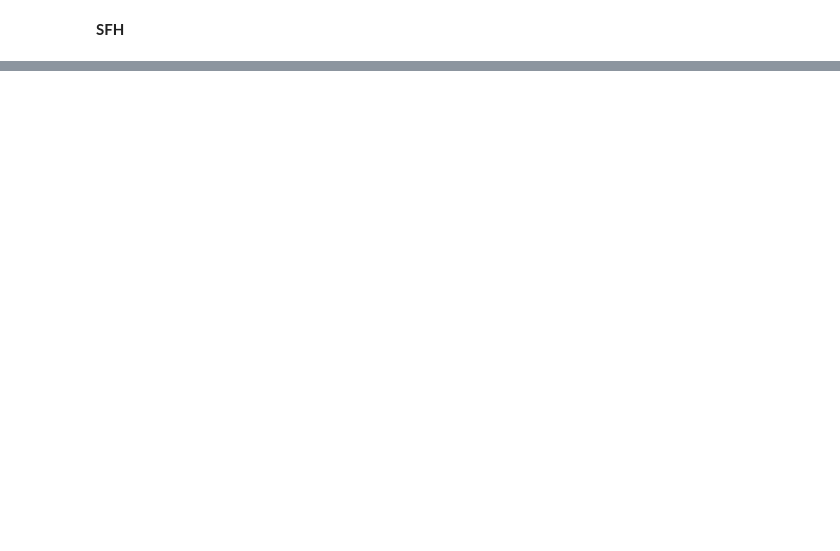
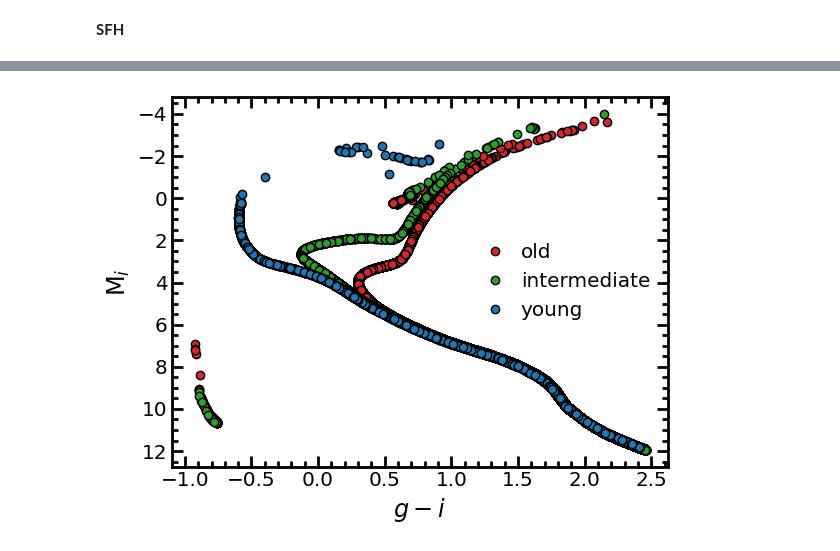
Before and after one commit to sebamonteirov/SFH_dwarf_galaxies, a Jupyter notebook: ProyectoModulo.ipynb, the cells around one changed output, grey strips where cells are left out. Drawn from its saved outputs; the diff is of its cells as text; code cells hidden in the pictures; blank space fills up the shorter version.

```diff
--- a/ProyectoModulo.ipynb
+++ b/ProyectoModulo.ipynb
@@ -146,7 +169,7 @@ plot_sfh(ages, sfr, metallicity)
 
 ssp_old = artpop.MISTSSP(
     log_age = 10.1,       # log of age in years
-    feh = -1.5,           # metallicity [Fe/H]
+    feh = -1,           # metallicity [Fe/H]
     phot_system = 'LSST', # photometric system(s)
     num_stars = 5e5,      # number of stars
     random_state = rng,   # random state for reproducibility
@@ -162,30 +185,32 @@ ssp_intermediate = artpop.MISTSSP(
 
 ssp_young = artpop.MISTSSP(
     log_age = 8.5,        # log of age in years
-    feh = 0,              # metallicity [Fe/H]
+    feh = -1,              # metallicity [Fe/H]
     phot_system = 'LSST', # photometric system(s)
     num_stars = 1e4,      # number of stars
     random_state = rng,   # random state for reproducibility
 )
 
-#csp = ssp_old + ssp_intermediate + ssp_young
+csp = ssp_old + ssp_intermediate + ssp_young
 # %%
 i = csp.star_mags('LSST_i')
 g = csp.star_mags('LSST_g')
 
 old = csp.ssp_labels == 1
 med = csp.ssp_labels == 2
 young = csp.ssp_labels == 3
 
 plt.plot(g[old] - i[old], i[old], 'o',
          c='tab:red', mec='k', label='old')
 plt.plot(g[med] - i[med], i[med], 'o',
          c='tab:green', mec='k', label='intermediate')
 plt.plot(g[young] - i[young], i[young], 'o',
          c='tab:blue', mec='k', label='young')
-plt.title('CMD')
+
 plt.legend(loc='center right')
 plt.minorticks_on()
 plt.gca().invert_yaxis()
 plt.xlabel(r'$g-i$')
 plt.ylabel(r'M$_i$');
+# %% [output]
+[figure, added]
```
Also changed, not shown: parts of 18 cells of this notebook.
